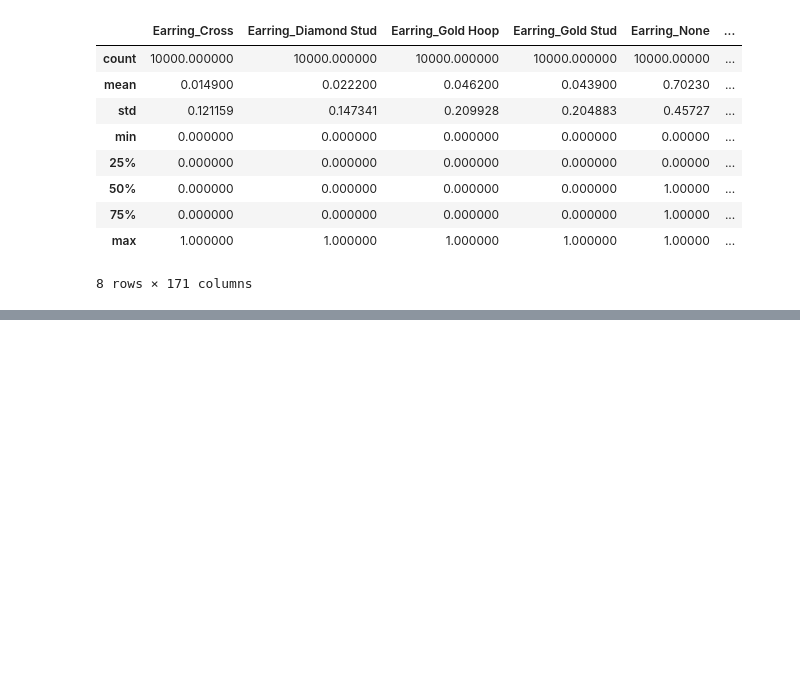
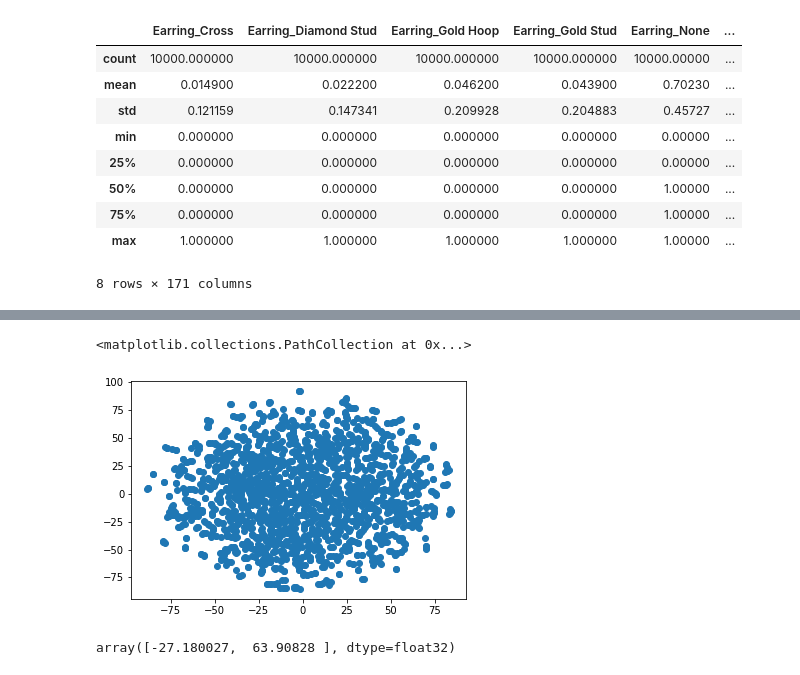
Before and after one commit to KostadinovK/Datathon-2022, a Jupyter notebook: Datathon_2022.ipynb, the cells around one changed output, grey strips where cells are left out. Cells and saved outputs as stored; diff of their text form; code cells hidden in the pictures; blank space fills up the shorter version.

```diff
--- a/Datathon_2022.ipynb
+++ b/Datathon_2022.ipynb
@@ -200,0 +239,11 @@ ValueError: x and y must have same first dimension, but have shapes (20,) and (1
+# %%
+tsne = TSNE(perplexity=5)
+transform = tsne.fit_transform(test)
+plt.scatter(transform.T[0], transform.T[1])
+# %% [output]
+<matplotlib.collections.PathCollection at 0x...>
+[figure, added]
+# %%
+transform[0]
+# %% [output]
+array([-27.180027,  63.90828 ], dtype=float32)
```
Also changed, not shown: parts of 16 cells of this notebook.
